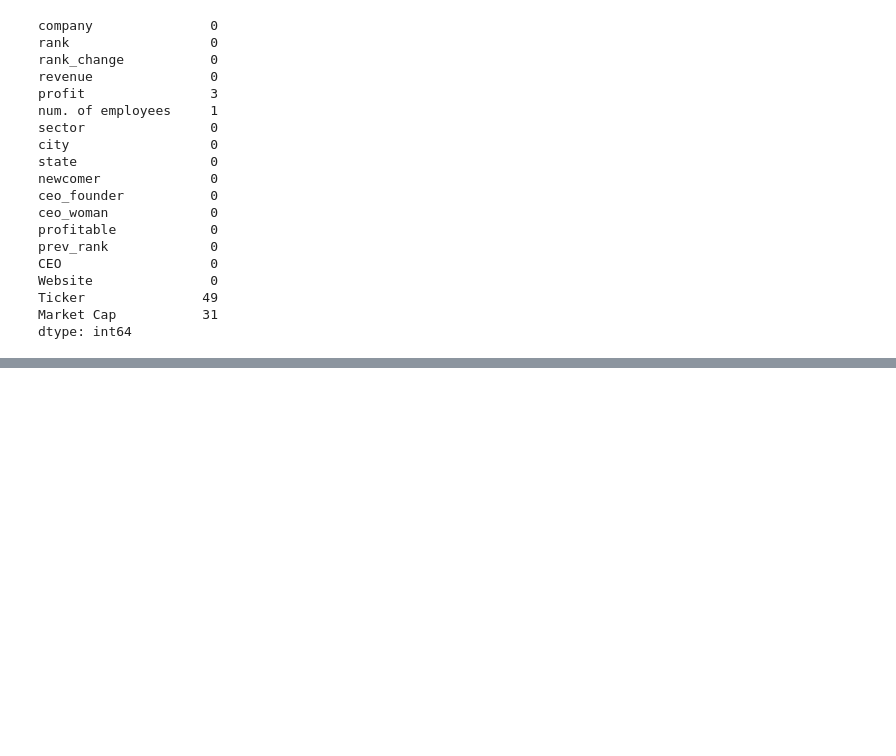
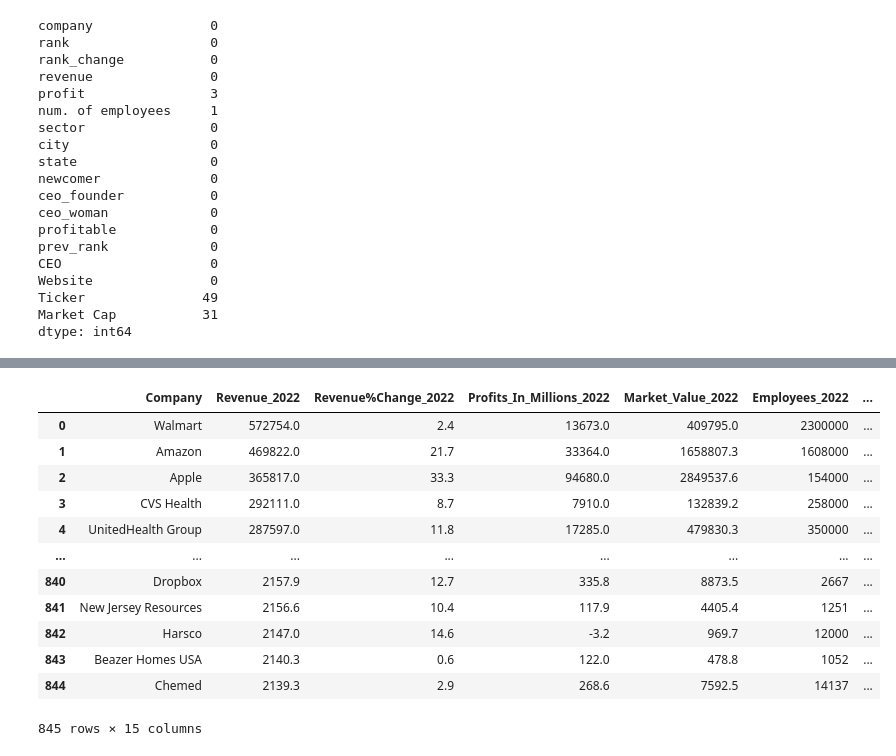
Before and after one commit to jannatulhashi/Exploring-Insights-from-the-Largest-US-Companies, a Jupyter notebook: Data Cleaning.ipynb, the cells around one changed output, grey strips where cells are left out. Drawn from its saved outputs; the diff is of its cells as text; code cells hidden in the pictures; blank space fills up the shorter version.

```diff
--- a/Data Cleaning.ipynb
+++ b/Data Cleaning.ipynb
@@ -335 +362,25 @@ Ceo_woman    object
 dtype: object
+# %%
+# Assuming you have already created result_df_cleaned and company_location_new_df
+
+# Merging the selected columns from result_df_cleaned with all columns from company_location_new_df based on "company" column
+merged_df = result_df_cleaned.merge(company_location_new_df, on="Company")
+
+
+
+# Print the merged DataFrame
+merged_df
+# %% [output]
+|  | Company | Revenue_2022 | Revenue%Change_2022 | Profits_In_Millions_2022 | Market_Value_2022 | Employees_2022 | ... |
+| 0 | Walmart | 572754.0 | 2.4 | 13673.0 | 409795.0 | 2300000 | ... |
+| 1 | Amazon | 469822.0 | 21.7 | 33364.0 | 1658807.3 | 1608000 | ... |
+| 2 | Apple | 365817.0 | 33.3 | 94680.0 | 2849537.6 | 154000 | ... |
+| 3 | CVS Health | 292111.0 | 8.7 | 7910.0 | 132839.2 | 258000 | ... |
+| 4 | UnitedHealth Group | 287597.0 | 11.8 | 17285.0 | 479830.3 | 350000 | ... |
+| ... | ... | ... | ... | ... | ... | ... | ... |
+| 840 | Dropbox | 2157.9 | 12.7 | 335.8 | 8873.5 | 2667 | ... |
+| 841 | New Jersey Resources | 2156.6 | 10.4 | 117.9 | 4405.4 | 1251 | ... |
+| 842 | Harsco | 2147.0 | 14.6 | -3.2 | 969.7 | 12000 | ... |
+| 843 | Beazer Homes USA | 2140.3 | 0.6 | 122.0 | 478.8 | 1052 | ... |
+| 844 | Chemed | 2139.3 | 2.9 | 268.6 | 7592.5 | 14137 | ... |
+845 rows × 15 columns
```
Also changed, not shown: parts of 13 cells of this notebook, 3 other files.
